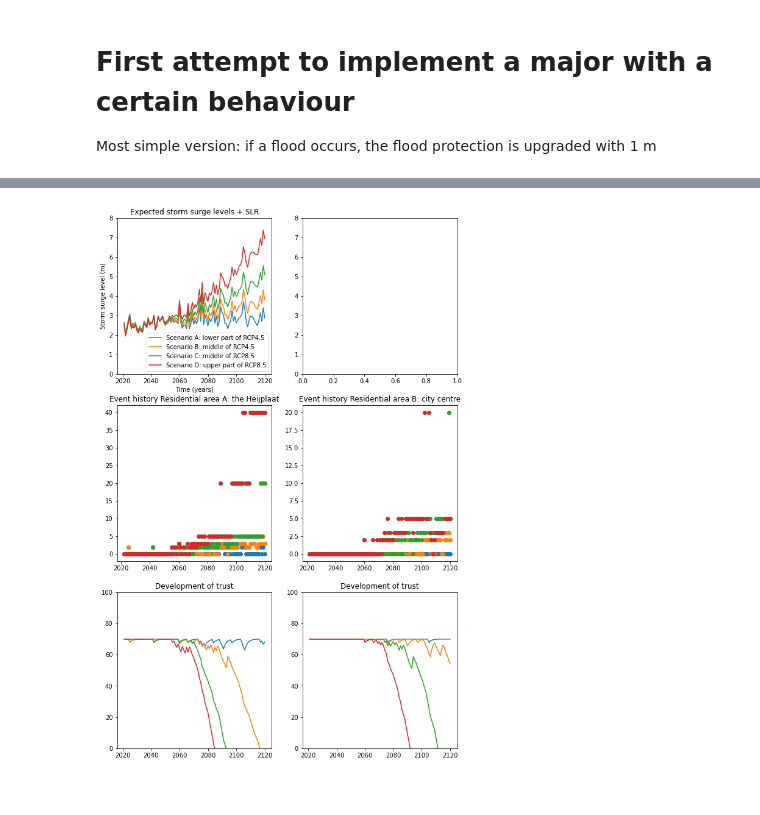
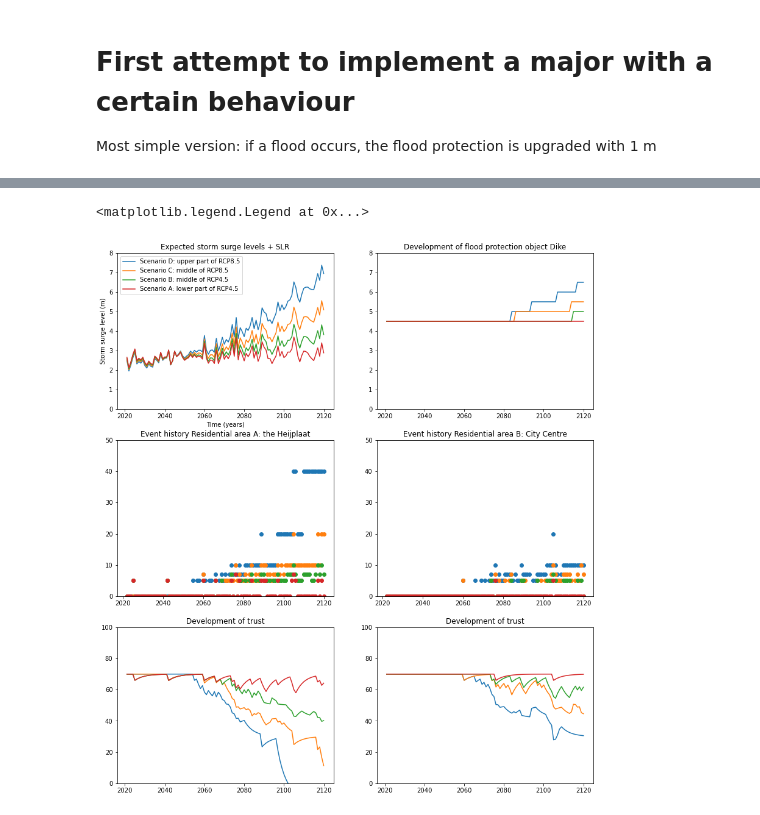
Before and after one commit to keesvanginkel/Urban-SETP, a Jupyter notebook: Rotterdam.ipynb, the cells around one changed output, grey strips where cells are left out. Drawn from its saved outputs; the diff is of its cells as text; code cells hidden in the pictures.

Commit message:
Measures possible for different scenarios, can implement measures with lead times

```diff
--- a/Rotterdam.ipynb
+++ b/Rotterdam.ipynb
@@ -41,19 +45,16 @@ Berry = Major("Berry Kroket")
 # %% [markdown]
 #### Set parameters
 # %%
+#THRESHOLD FOR THE DEVELOPMENT OF TRUST
+
 alarming_conditions2 = OrderedDict({ #water depth respective to flood protection level, Name of event, reduction of trust if this happens.
     2   : ['Major flood',40],
     1   : ['Small flood',20],
-    0   : ['Near miss',5],
-    -0.5  : ['Major wake-up',3],
-    -1  : ['Minor wake-up',2],
+    0   : ['Near miss',10],
+    -0.5  : ['Major wake-up',7],
+    -1  : ['Minor wake-up',5],
     -10  : ['Nothing happens',0]
  })
-
-measures = OrderedDict({ #key, name of measure,additional height, implementation time (years), million euro
-    0 : ['Small dike heightening',1,5,10],
-    1 : ['Large dike heighteing',3,10,50]
-})
 # %% [markdown]
 # Run the model over time (without adaptation)
 # %%
@@ -191,27 +216,33 @@ Update necessary in year 84
 # %%
-fig, axes = plt.subplots(nrows=3,ncols=2,sharey=False,figsize=(10,16))
+fig, axes = plt.subplots(nrows=3,ncols=2,sharey=False,figsize=(14,16))
 
 labels = []
 
-for SurgeSeries in allSurgeSeries:
+for SurgeSeries in reversed(allSurgeSeries):
     axes[0,0].plot(SurgeSeries.years,SurgeSeries.surgelevel)
 
     labels.append(SurgeSeries.description)
     axes[0,0].set_title('Expected storm surge levels + SLR')
     axes[0,0].set_xlabel('Time (years)')
     axes[0,0].set_ylabel('Storm surge level (m)')
     axes[0,0].set_ylim(0,8)
     axes[0,1].set_ylim(0,8)
 
     for i, Area in enumerate(allResidentialArea):
         axes[1,i].set_title('Event history {}'.format(allResidentialArea[i].name))
         axes[1,i].plot(SurgeSeries.years,allResidentialArea[i].event_impact_history[SurgeSeries.name],'o')
+        axes[1,i].set_ylim(0,50)
 
         axes[2,i].set_title('Development of trust')
         axes[2,i].plot(SurgeSeries.years,allResidentialArea[i].trust_t[SurgeSeries.name],)
 
         axes[2,i].set_ylim(0,100)
 
-    axes[0,0].legend(labels)
+
+    axes[0,1].plot(allSurgeSeries[0].years,Dike.protection_level[SurgeSeries.name])
+    axes[0,1].set_title('Development of flood protection object Dike')
+
+axes[0,0].legend(labels)
 # %% [output]
+<matplotlib.legend.Legend at 0x...>
-[figure, old version]
+[figure, new version]
```
Also changed, not shown: parts of 4 cells of this notebook, 1 other file.
